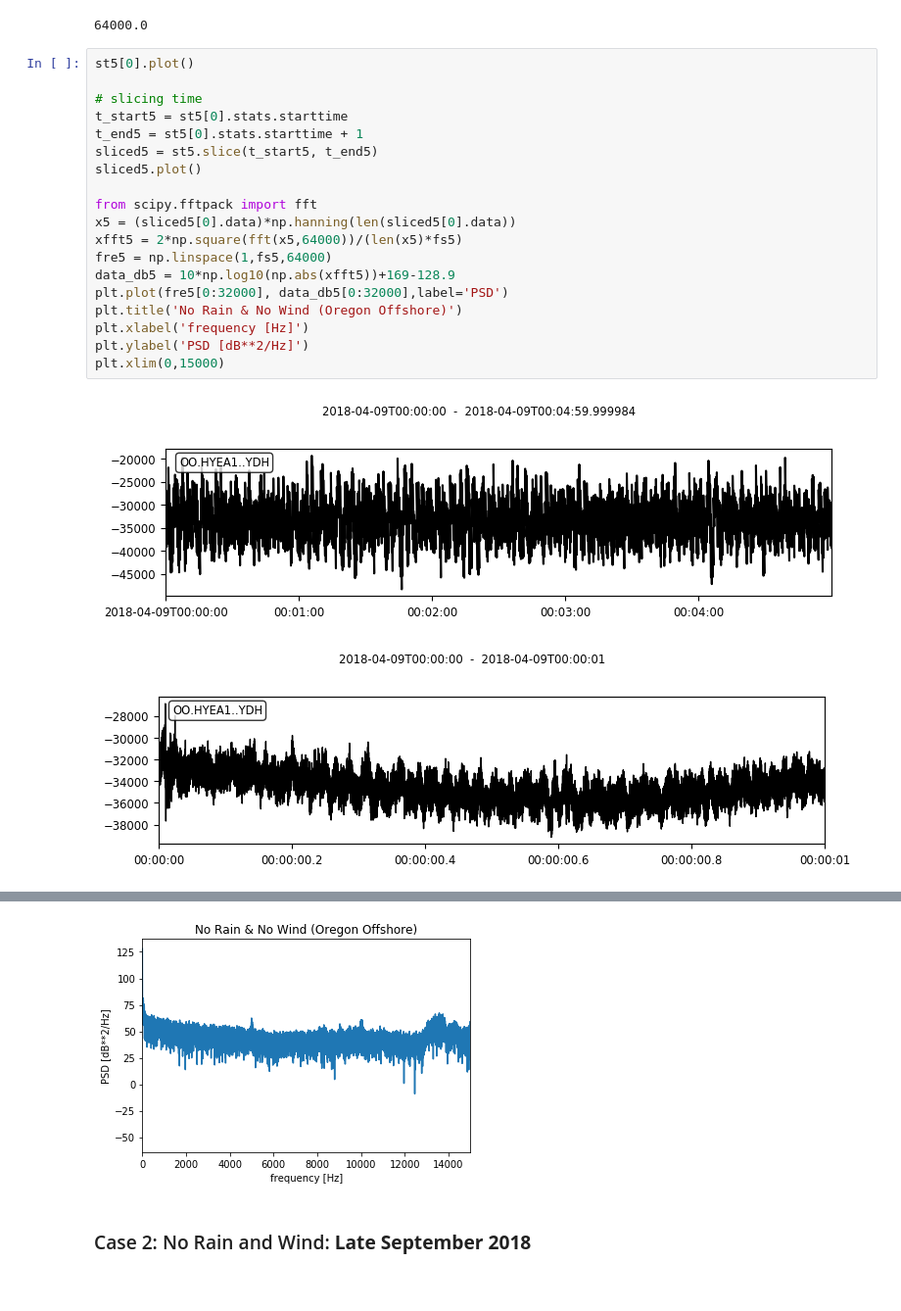
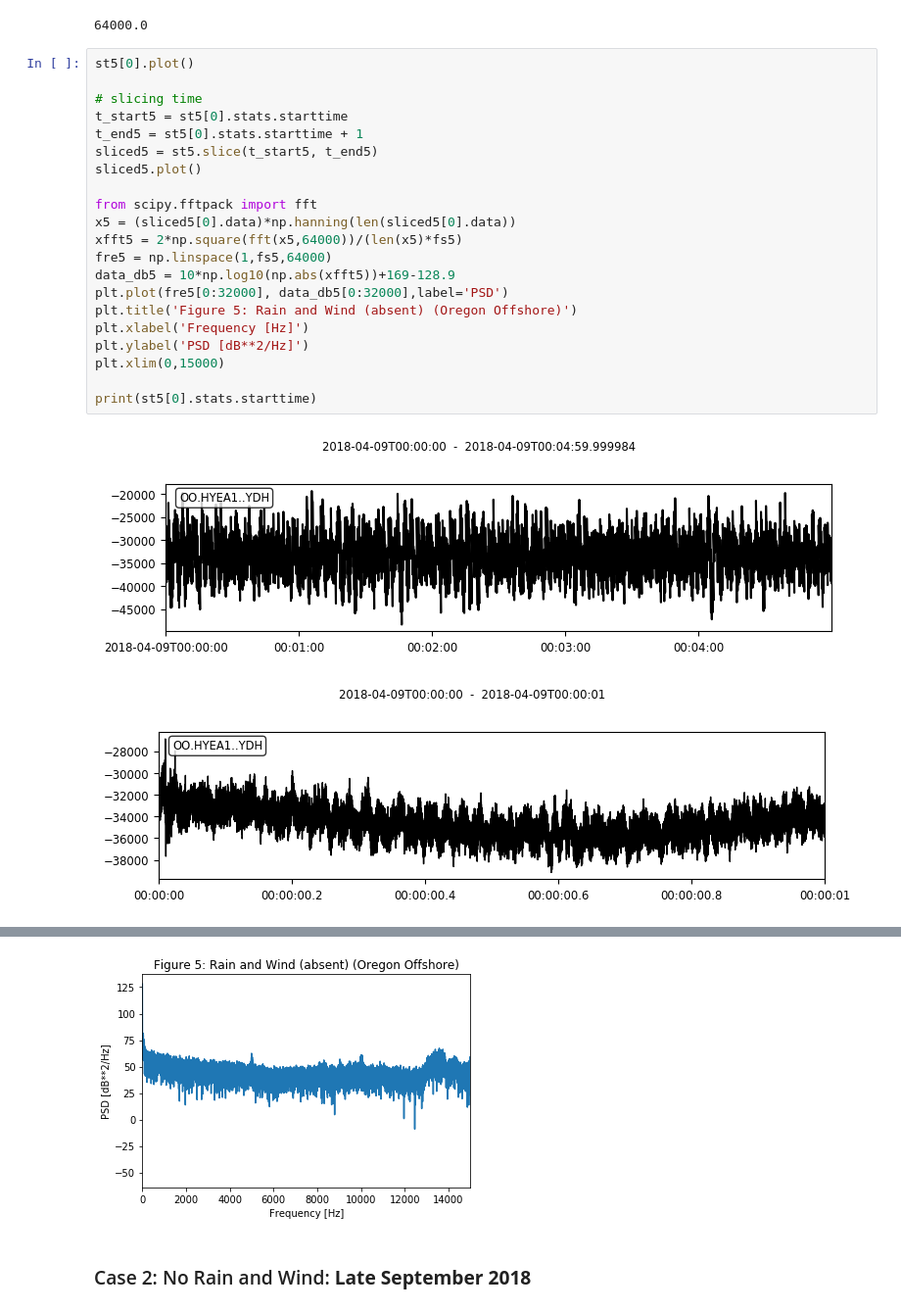
Before and after one commit to calebkt/BME_450_Hydrophone, a Jupyter notebook: TaingCal_BME450_Hydrophone.ipynb, the cells around one changed output, grey strips where cells are left out. Shown at 98% size. Drawn from its saved outputs; the diff is of its cells as text.

```diff
--- a/TaingCal_BME450_Hydrophone.ipynb
+++ b/TaingCal_BME450_Hydrophone.ipynb
@@ -451,10 +456,12 @@ xfft5 = 2*np.square(fft(x5,64000))/(len(x5)*fs5)
 fre5 = np.linspace(1,fs5,64000)
 data_db5 = 10*np.log10(np.abs(xfft5))+169-128.9
 plt.plot(fre5[0:32000], data_db5[0:32000],label='PSD')
-plt.title('No Rain & No Wind (Oregon Offshore)')
-plt.xlabel('frequency [Hz]')
+plt.title('Figure 5: Rain and Wind (absent) (Oregon Offshore)')
+plt.xlabel('Frequency [Hz]')
 plt.ylabel('PSD [dB**2/Hz]')
 plt.xlim(0,15000)
+
+print(st5[0].stats.starttime)
 # %% [output]
 [figure]
 [figure]
@@ -462,4 +469,4 @@ plt.xlim(0,15000)
-[figure, old version]
+[figure, new version]
 # %% [markdown]
 ### Case 2: No Rain and Wind: **Late September 2018**
 # %%
```
Also changed, not shown: parts of 11 cells of this notebook.
